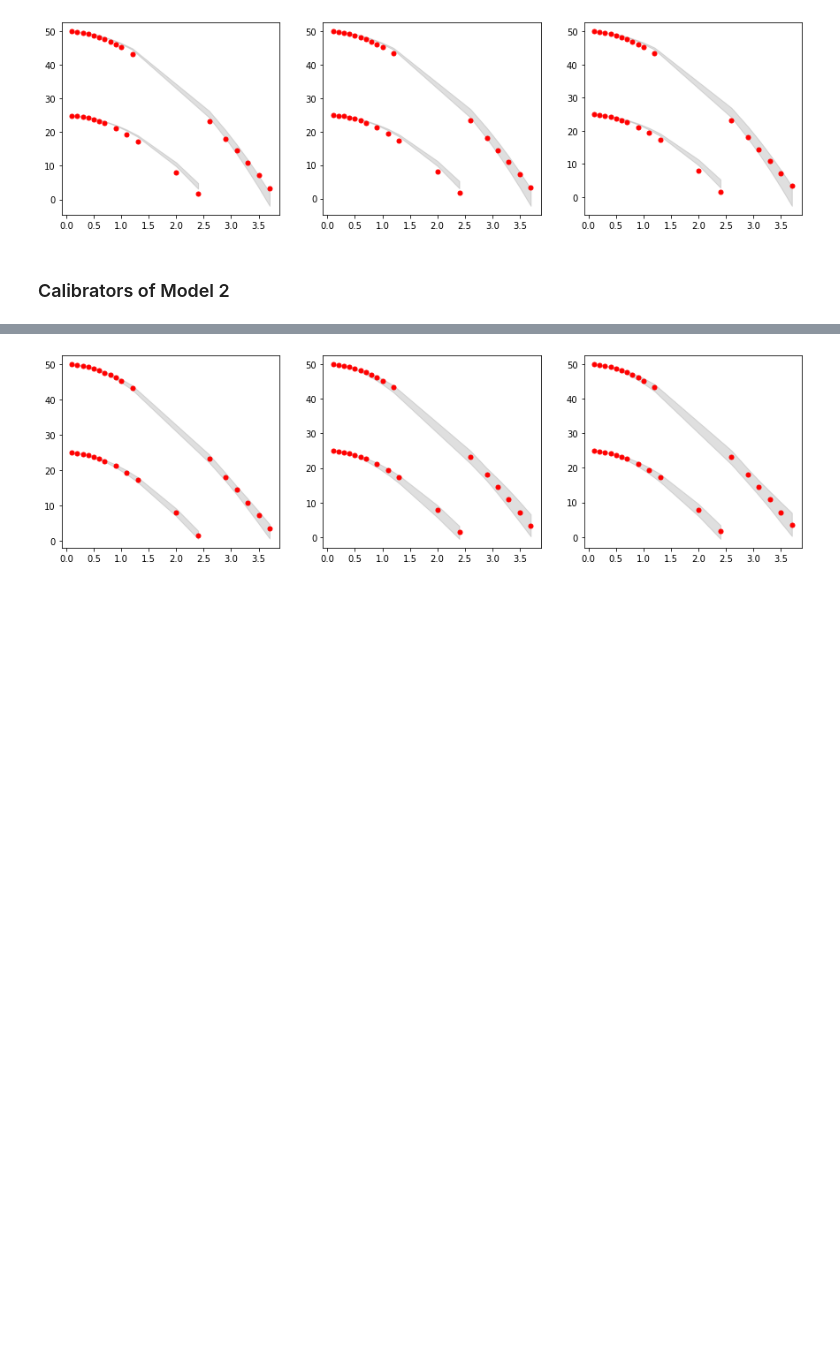
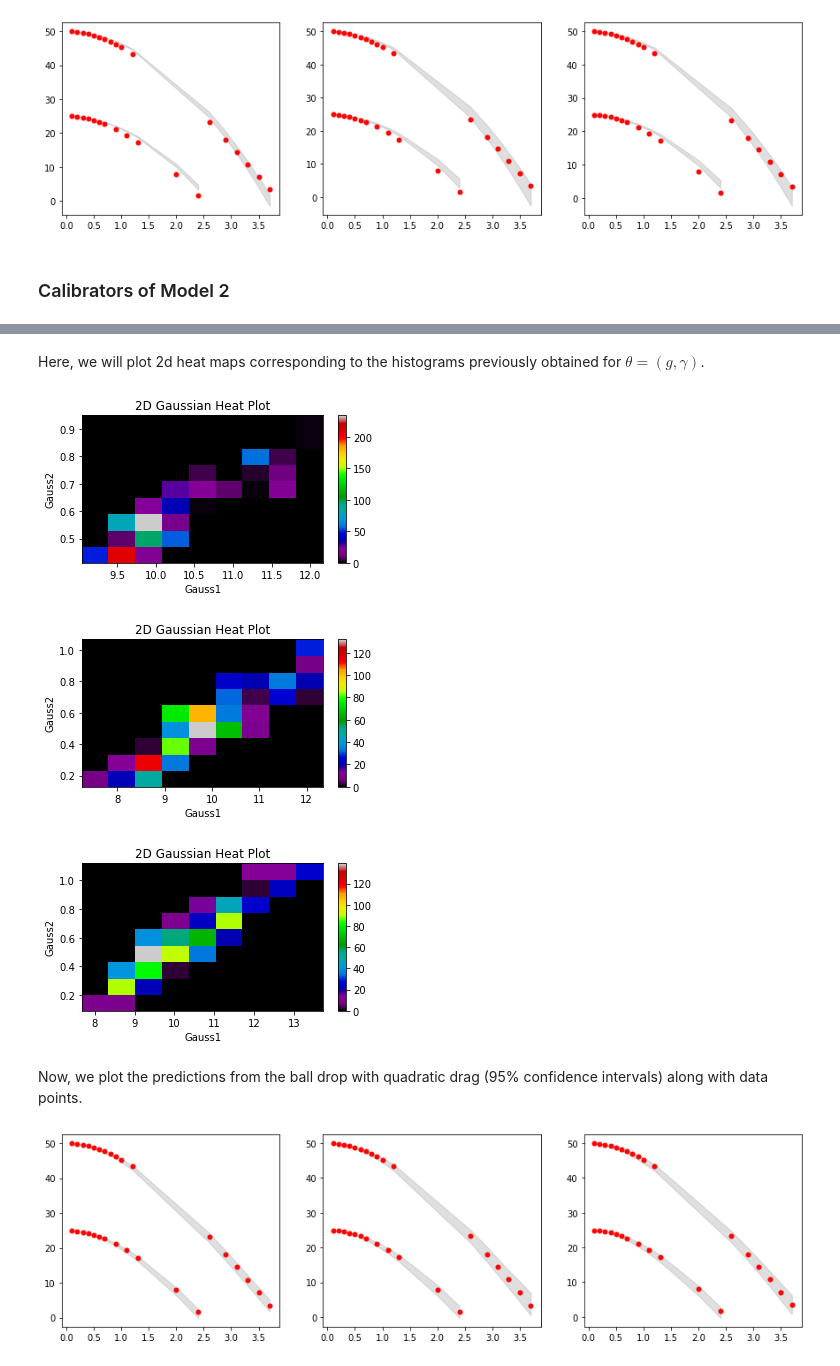
Before and after one commit to AlanSalgo1/BAND, a Jupyter notebook: BAND_Calibrator.ipynb, the cells around one changed output, grey strips where cells are left out. Cells and saved outputs as stored; diff of their text form; code cells hidden in the pictures; blank space fills up the shorter version.

```diff
--- a/BAND_Calibrator.ipynb
+++ b/BAND_Calibrator.ipynb
@@ -195,6 +193,39 @@ def plot_preds(cal, axs):
         axs.fill_between(xv[inds,0], lower, upper, color = 'grey', alpha=0.25)
         axs.plot(xv[inds, 0], y[inds], 'ro', markersize = 5, color='red')
     return(axs)
+
+def plot_contour(cal, draws):
+
+    cal_theta = cal.theta.rnd(draws)
+
+    # Creating dataset
+    x = np.array(cal_theta[:, 0])
+    y = np.array(cal_theta[:, 1])
+
+    # Creating bins
+    x_min = np.min(x)
+    x_max = np.max(x)
+
+    y_min = np.min(y)
+    y_max = np.max(y)
+
+    x_bins = np.linspace(x_min, x_max, 10)
+    y_bins = np.linspace(y_min, y_max, 10)
+
+    fig, ax = plt.subplots(figsize =(5, 3))
+    # Creating plot
+    plt.hist2d(x, y, bins =[x_bins, y_bins], cmap = plt.cm.nipy_spectral)
+    plt.title("2D Gaussian Heat Plot")
+
+    # Adding color bar
+    plt.colorbar()
+
+    ax.set_xlabel('Gauss1')
+    ax.set_ylabel('Gauss2')
+
+    # show plot
+    plt.tight_layout()
+    plt.show()
 # %%
 cal_grav_1 = calibrator(emu=emu_grav,
                         y=y,
@@ -280,3 +327,15 @@ plot_theta(cal_quad_3, 0)
+# %% [markdown]
+Here, we will plot 2d heat maps corresponding to the histograms previously obtained for $\theta = (g, \gamma)$.
+# %%
+plot_contour(cal_quad_1, 1000)
+plot_contour(cal_quad_2, 1000)
+plot_contour(cal_quad_3, 1000)
+# %% [output]
+[figure, added]
+[figure, added]
+[figure, added]
+# %% [markdown]
+Now, we plot the predictions from the ball drop with quadratic drag (95% confidence intervals) along with data points.
 # %%
 fig, axs = plt.subplots(1, 3, figsize=(15, 4))
 axs[0] = plot_preds(cal_quad_1, axs[0])
```
Also changed, not shown: parts of 10 cells of this notebook, 2 other files.
